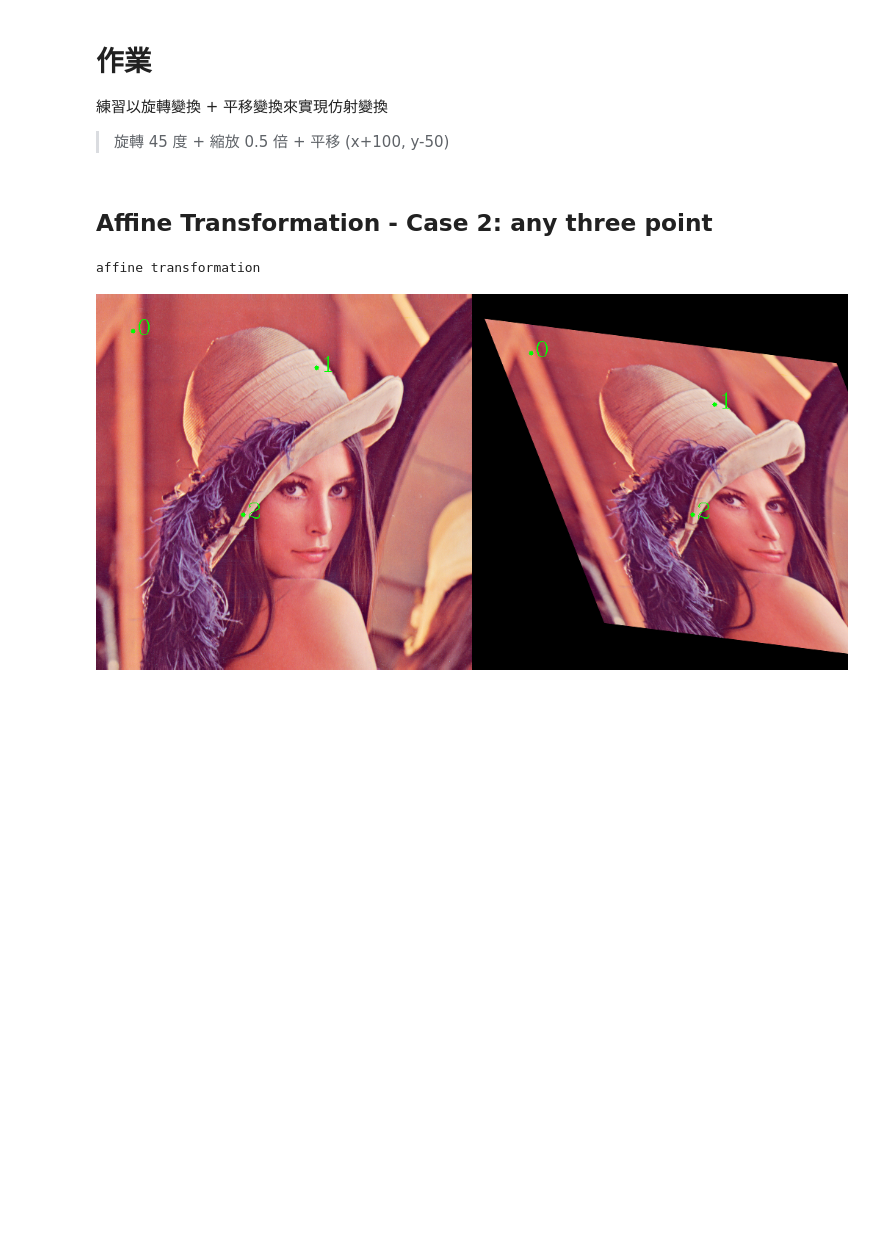
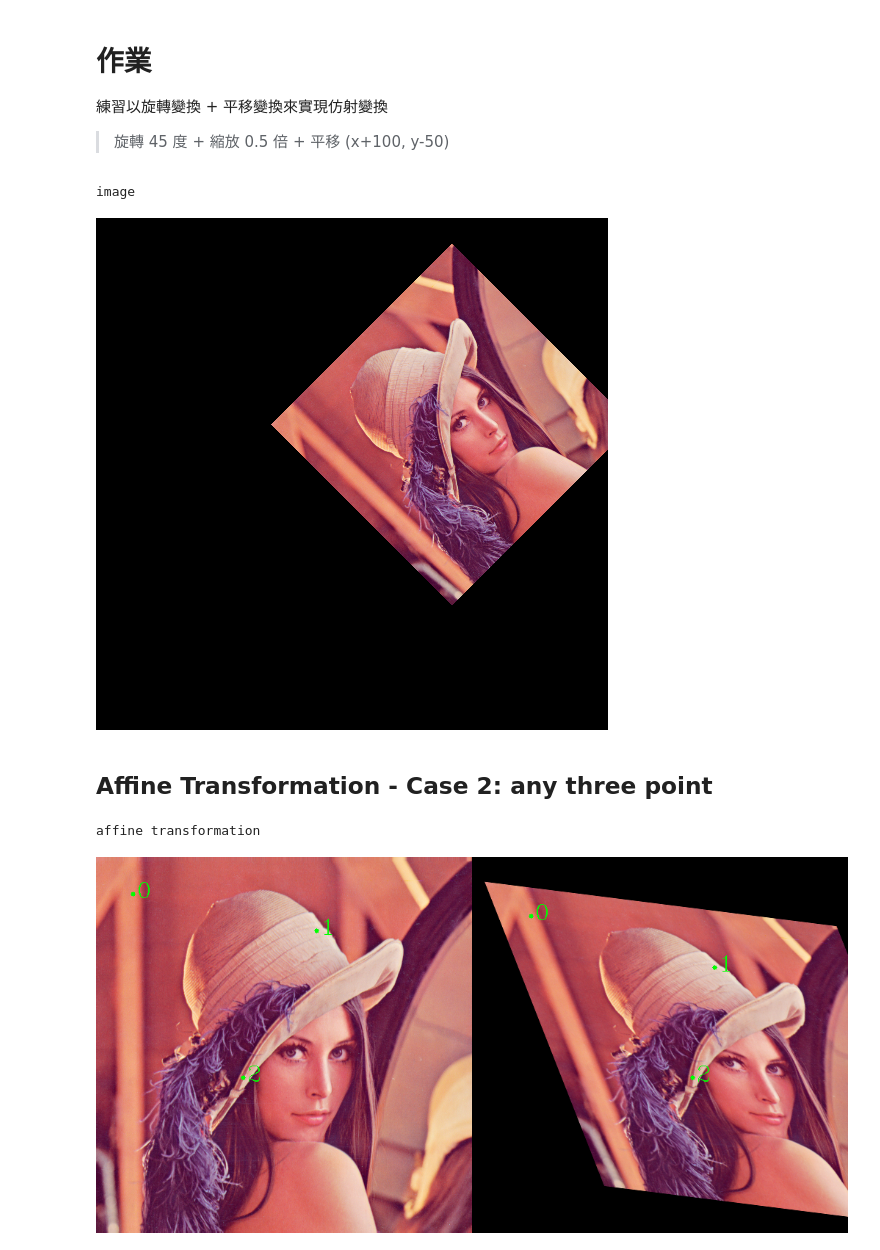
Before and after one commit to rogerchang23424/1st-DL-CVMarathon, a Jupyter notebook: homework/Day006_affine_HW.ipynb, the cells around one changed output. Cells and saved outputs as stored; diff of their text form; code cells hidden in the pictures; blank space fills up the shorter version.

```diff
--- a/homework/Day006_affine_HW.ipynb
+++ b/homework/Day006_affine_HW.ipynb
@@ -20,6 +20,17 @@ def imshow(a, fmt='png'):
     c = BytesIO()
     Image.fromarray(a).save(c, fmt)
     display.display(display.Image(data=c.getvalue()))
+# %%
+m_affine = cv2.getRotationMatrix2D((img.shape[1] // 2, img.shape[0] // 2), 45, 0.5)
+m_affine[0, 2] += 100
+m_affine[1, 2] -= 50
+img_res = cv2.warpAffine(img, m_affine, (img.shape[1], img.shape[0]))
+
+print('image')
+imshow(img_res)
+# %% [output]
+image
+[figure, added]
 # %% [markdown]
 ## Affine Transformation - Case 2: any three point
 # %%
```
Also changed, not shown: parts of 1 cell of this notebook.
